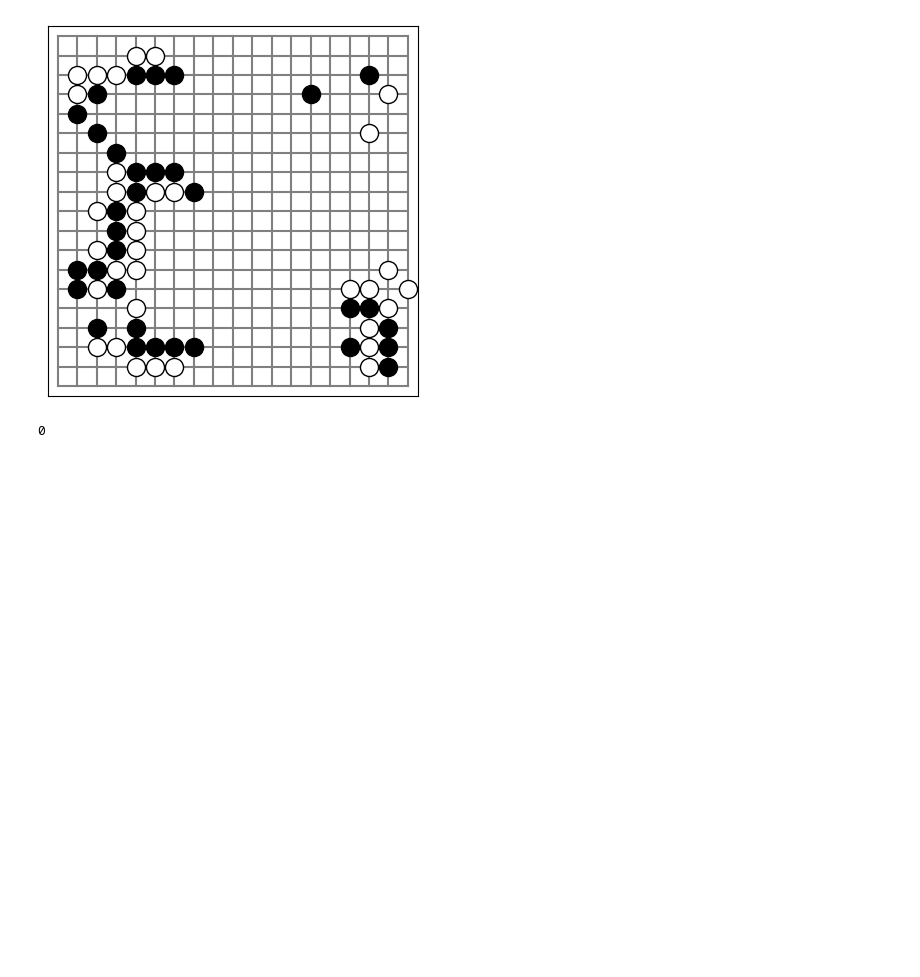
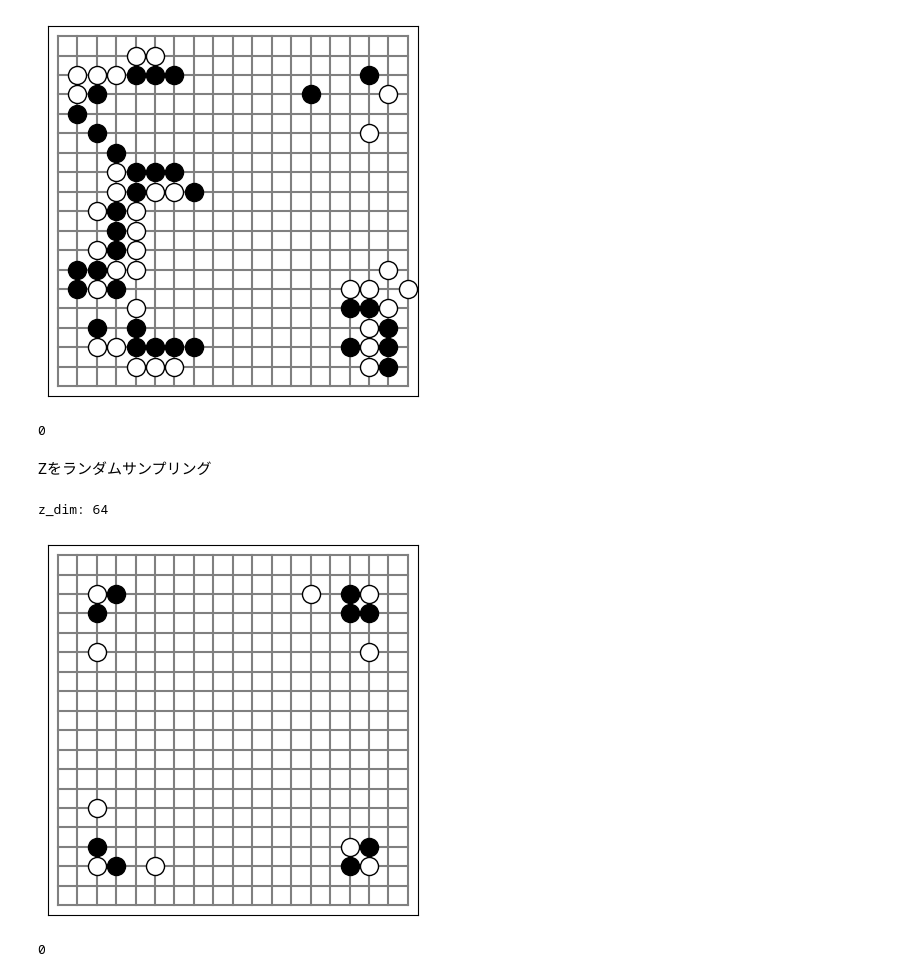
Before and after one commit to tatuyosi98/humanized-models-for-board-games, a Jupyter notebook: igo/notebooks/[ks231213]VAE.ipynb, the cells around one changed output. Drawn from its saved outputs; the diff is of its cells as text; code cells hidden in the pictures; blank space fills up the shorter version.

```diff
--- a/igo/notebooks/[ks231213]VAE.ipynb
+++ b/igo/notebooks/[ks231213]VAE.ipynb
@@ -423,3 +425,31 @@ reconstructed move
 original move
 [figure]
 0
+# %% [markdown]
+Zをランダムサンプリング
+# %%
+# ランダムな潜在変数 z をサンプリング
+# ここでの z_dim は、モデルで使用されている潜在空間の次元数
+z = torch.randn(1, z_dim).to(device)
+
+# 学習済みのモデルの decoder 部分を使用して z を再構成
+with torch.no_grad():  # 勾配計算を行わない
+    model.eval()
+    y = model.decoder(z)
+
+y = y.cpu().detach().numpy()
+
+
+# yの閾値処理
+th = 0.26
+y[y >= th] = 1
+y[y < th] = 0
+
+print("z_dim:", z_dim)
+# print(z)
+black_matrix, white_matrix = y.squeeze()
+visualize_matrix(black_matrix, white_matrix)
+# %% [output]
+z_dim: 64
+[figure, added]
+0
```
Also changed, not shown: parts of 1 cell of this notebook.
